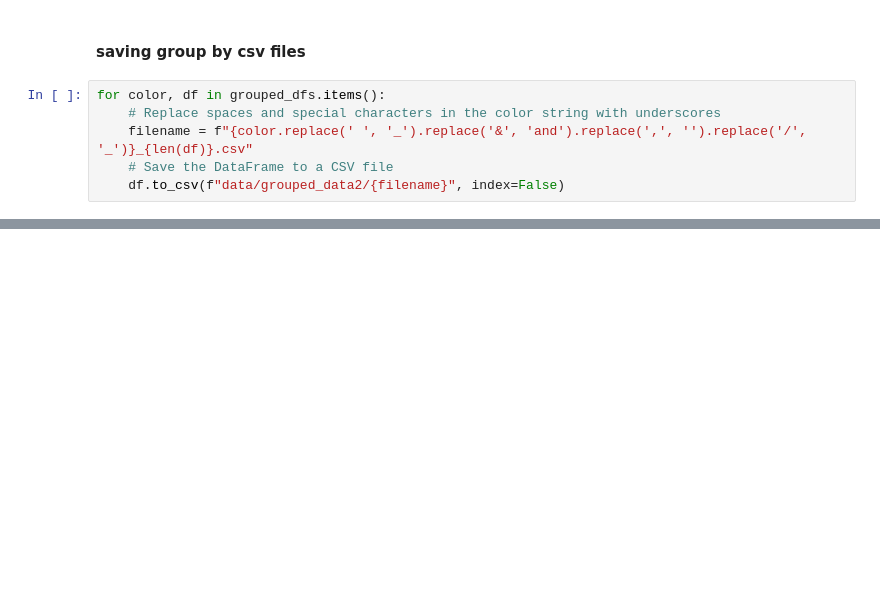
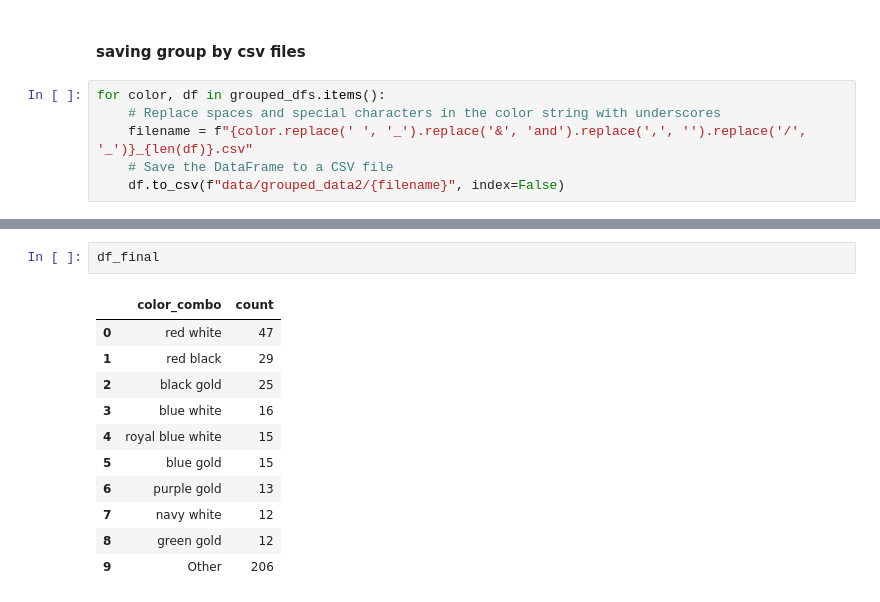
Before and after one commit to Ahnaf19/school-scraper, a Jupyter notebook: school_scraping.ipynb, the cells around one changed output, grey strips where cells are left out. Drawn from its saved outputs; the diff is of its cells as text; blank space fills up the shorter version.

```diff
--- a/school_scraping.ipynb
+++ b/school_scraping.ipynb
@@ -418,0 +480,14 @@ for color, df in grouped_dfs.items():
+# %%
+df_final
+# %% [output]
+|  | color_combo | count |
+| 0 | red white | 47 |
+| 1 | red black | 29 |
+| 2 | black gold | 25 |
+| 3 | blue white | 16 |
+| 4 | royal blue white | 15 |
+| 5 | blue gold | 15 |
+| 6 | purple gold | 13 |
+| 7 | navy white | 12 |
+| 8 | green gold | 12 |
+| 9 | Other | 206 |
```
Also changed, not shown: parts of 8 cells of this notebook, 1 other file.
